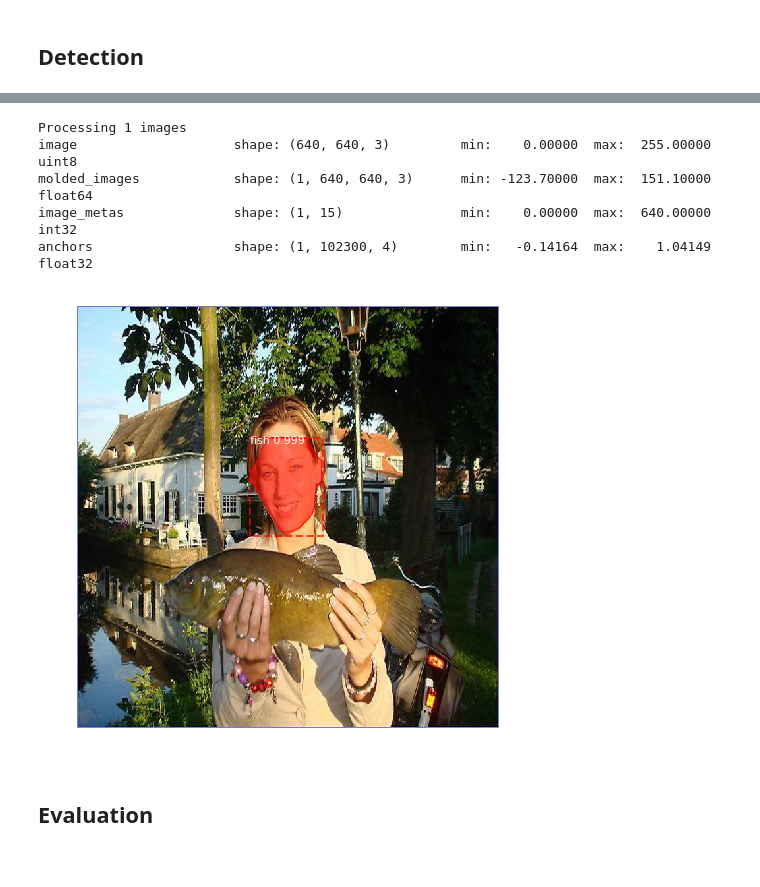
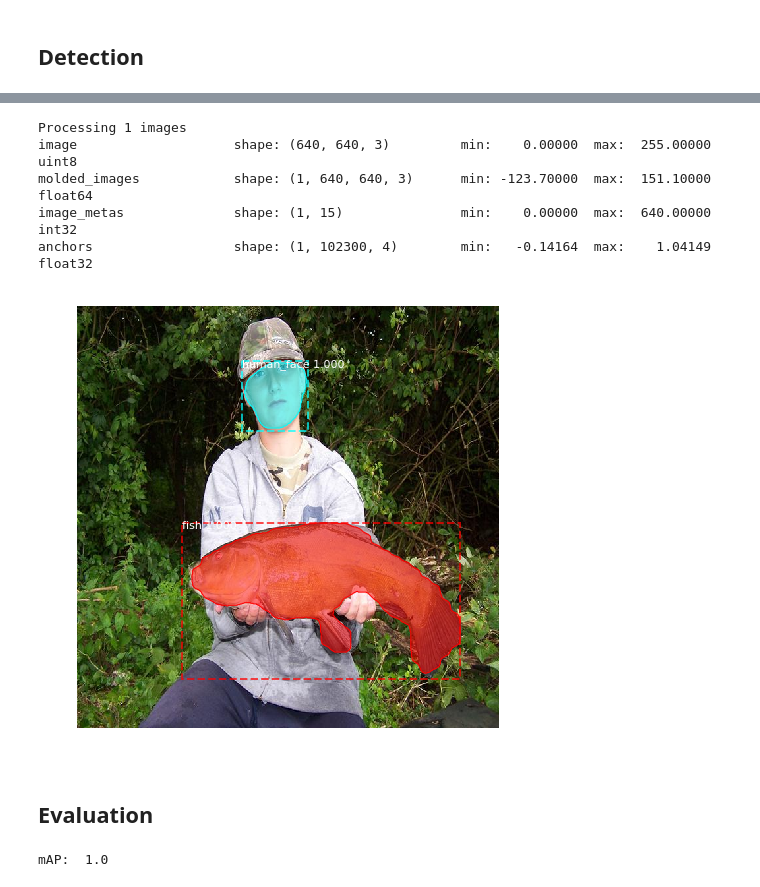
Before and after one commit to leikunx/AI_projects, a Jupyter notebook: 002_目标检测实践_keras版Mask-RCNN训练自己的数据/code/_04_train_fish.ipynb, the cells around one changed output, grey strips where cells are left out. Saved outputs shown, nothing was run; the diff lists cells and outputs as text; code cells hidden in the pictures.

```diff
--- a/002_目标检测实践_keras版Mask-RCNN训练自己的数据/code/_04_train_fish.ipynb
+++ b/002_目标检测实践_keras版Mask-RCNN训练自己的数据/code/_04_train_fish.ipynb
@@ -40,2 +41,11 @@ Using TensorFlow backend.
 # %% [markdown]
 ## Configurations
+# %%
+config_jsonFilePath = '../resources/model_config.json'
+with open(config_jsonFilePath, 'r', encoding='utf8') as file:
+    fileContent = file.read()
+    json_dict = json.loads(fileContent)
+className_list = json_dict['className_list']
+className_list = [k.strip() for k in className_list]
+className_list = sorted(className_list, reverse=False)
+json_dict
@@ -46,20 +64,20 @@ class ShapesConfig(Config):
     to the toy shapes dataset.
     """
     # Give the configuration a recognizable name
-    NAME = "fish"
-    BACKBONE = 'resnet50'
+    NAME = json_dict['source']
+    BACKBONE = json_dict['backbone']
     # Train on 1 GPU and 8 images per GPU. We can put multiple images on each
     # GPU because the images are small. Batch size is 8 (GPUs * images/GPU).
     GPU_COUNT = 1
-    IMAGES_PER_GPU = 2
+    IMAGES_PER_GPU = json_dict['batch_size']
 
     # Number of classes (including background)
-    NUM_CLASSES = 1 + 2  # background + 3 shapes
+    NUM_CLASSES = 1 + len(json_dict['className_list'])  # background + 3 shapes
 
     # Use small images for faster training. Set the limits of the small side
     # the large side, and that determines the image shape.
-    IMAGE_MIN_DIM = 640
-    IMAGE_MAX_DIM = 640
+    IMAGE_MIN_DIM = min(json_dict['image_width'], json_dict['image_height'])
+    IMAGE_MAX_DIM = max(json_dict['image_width'], json_dict['image_height'])
 
     # Use smaller anchors because our image and objects are small
     RPN_ANCHOR_SCALES = (8, 16, 32, 64, 128)  # anchor side in pixels
@@ -69,7 +87,7 @@ class ShapesConfig(Config):
     TRAIN_ROIS_PER_IMAGE = 32
 
     # Use a small epoch since the data is simple
-    STEPS_PER_EPOCH = 1000
+    STEPS_PER_EPOCH = 4000
 
     # use small validation steps since the epoch is small
     VALIDATION_STEPS = 20
@@ -134,9 +145,8 @@ def get_classNameList(txtFilePath):
 # %%
 class ShapesDataset(utils.Dataset):
-    #解析labelme生成的json文件
     def __init__(self, imageFilePath_list):
         super(ShapesDataset, self).__init__()
-        self.className_list = get_classNameList('../resources/className_list.txt')
+        self.className_list = className_list
         # Add classes
         for i, className in enumerate(self.className_list, 1):
             self.add_class(source="fish", class_id=i, class_name=className)
@@ -166,7 +176,7 @@ class ShapesDataset(utils.Dataset):
         for i, shape in enumerate(shapes):
             self.draw_mask(mask_ndarray, i, shape, label_list)
         # 把物体种类名称转换为物体种类Id
-        classId_list = [self.className_list.index(k) for k in label_list]
+        classId_list = [self.class_names.index(k) for k in label_list]
         return mask_ndarray.astype(np.bool), np.array(classId_list)
 
     def draw_mask(self, mask_ndarray, i, shape, label_list):
@@ -404,27 +427,27 @@ gt_mask                  shape: (640, 640, 2)         min:    0.00000  max:    1
 # %%
 results = model.detect([original_image], verbose=1)
 
 r = results[0]
 visualize.display_instances(original_image, r['rois'], r['masks'], r['class_ids'],
-                            test_dataset.class_names, r['scores'], ax=get_ax())
+                            test_dataset.class_names, r['scores'], figsize=(8, 8))
 # %% [output]
 Processing 1 images
 image                    shape: (640, 640, 3)         min:    0.00000  max:  255.00000  uint8
 molded_images            shape: (1, 640, 640, 3)      min: -123.70000  max:  151.10000  float64
 image_metas              shape: (1, 15)               min:    0.00000  max:  640.00000  int32
 anchors                  shape: (1, 102300, 4)        min:   -0.14164  max:    1.04149  float32
-[figure, old version]
+[figure, new version]
 # %% [markdown]
 ## Evaluation
 # %%
 # Compute VOC-Style mAP @ IoU=0.5
 # Running on 10 images. Increase for better accuracy.
-image_ids = np.random.choice(dataset_test.image_ids, 10)
+image_ids = np.random.choice(test_dataset.image_ids, 10)
 APs = []
 for image_id in image_ids:
     # Load image and ground truth data
     image, image_meta, gt_class_id, gt_bbox, gt_mask =\
-        modellib.load_image_gt(dataset_test, inference_config,
+        modellib.load_image_gt(test_dataset, inference_config,
                                image_id, use_mini_mask=False)
     molded_images = np.expand_dims(modellib.mold_image(image, inference_config), 0)
     # Run object detection
@@ -437,3 +460,5 @@ for image_id in image_ids:
     APs.append(AP)
 
 print("mAP: ", np.mean(APs))
+# %% [output]
+mAP:  1.0
```
Also changed, not shown: parts of 9 cells of this notebook, 10 other files.
